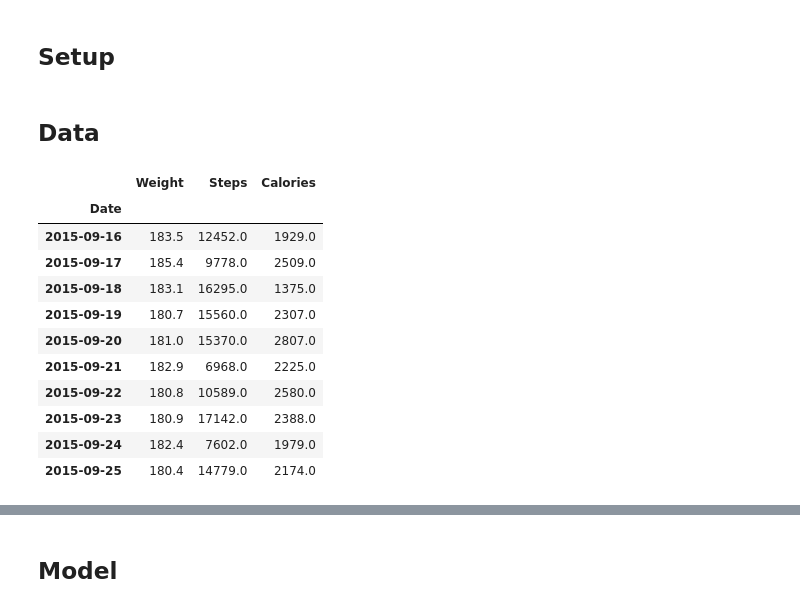
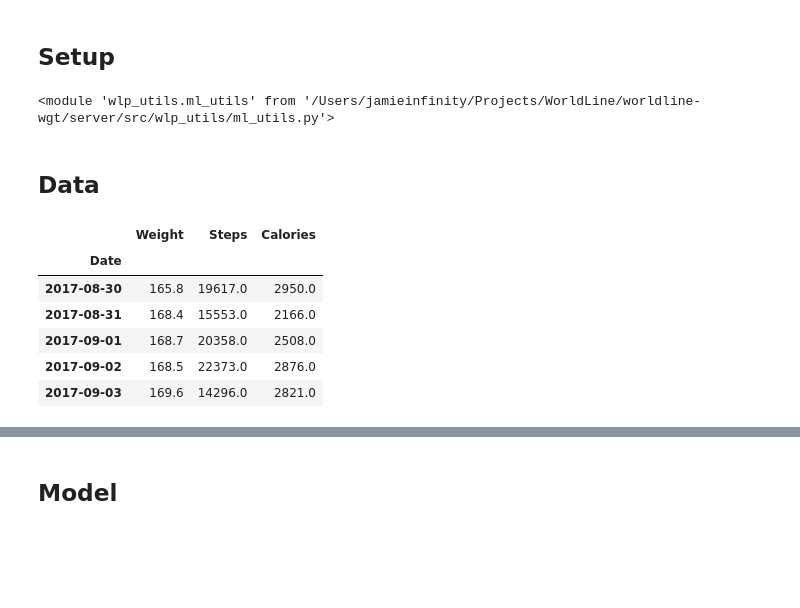
Before and after one commit to jamieinfinity/worldline-wgt, a Jupyter notebook: ml_dev/predicting_weight.ipynb, the cells around one changed output, grey strips where cells are left out. Drawn from its saved outputs; the diff is of its cells as text; code cells hidden in the pictures; blank space fills up the shorter version.

```diff
--- a/ml_dev/predicting_weight.ipynb
+++ b/ml_dev/predicting_weight.ipynb
@@ -7,3 +11,7 @@ from wlp_utils import ml_utils
+# %%
+importlib.reload(ml_utils)
+# %% [output]
+<module 'wlp_utils.ml_utils' from '/Users/jamieinfinity/Projects/WorldLine/worldline-wgt/server/src/wlp_utils/ml_utils.py'>
 # %%
 # %matplotlib inline
 # import datetime
@@ -19,19 +27,14 @@ from wlp_utils import ml_utils
 # %% [markdown]
 ## Data
 # %%
-this = ml_utils.get_model_data_df('2015-09-16', '2017-08-31')
-this.head(10)
+this=ml_utils.get_model_data_df('2015-09-16', '2020-01-01')
+this.tail(5)
 # %% [output]
 |  | Weight | Steps | Calories |
 | Date |  |  |  |
-| 2015-09-16 | 183.5 | 12452.0 | 1929.0 |
-| 2015-09-17 | 185.4 | 9778.0 | 2509.0 |
-| 2015-09-18 | 183.1 | 16295.0 | 1375.0 |
-| 2015-09-19 | 180.7 | 15560.0 | 2307.0 |
-| 2015-09-20 | 181.0 | 15370.0 | 2807.0 |
-| 2015-09-21 | 182.9 | 6968.0 | 2225.0 |
-| 2015-09-22 | 180.8 | 10589.0 | 2580.0 |
-| 2015-09-23 | 180.9 | 17142.0 | 2388.0 |
-| 2015-09-24 | 182.4 | 7602.0 | 1979.0 |
-| 2015-09-25 | 180.4 | 14779.0 | 2174.0 |
+| 2017-08-30 | 165.8 | 19617.0 | 2950.0 |
+| 2017-08-31 | 168.4 | 15553.0 | 2166.0 |
+| 2017-09-01 | 168.7 | 20358.0 | 2508.0 |
+| 2017-09-02 | 168.5 | 22373.0 | 2876.0 |
+| 2017-09-03 | 169.6 | 14296.0 | 2821.0 |
 # %%
```
Also changed, not shown: parts of 6 cells of this notebook, 1 other file.
